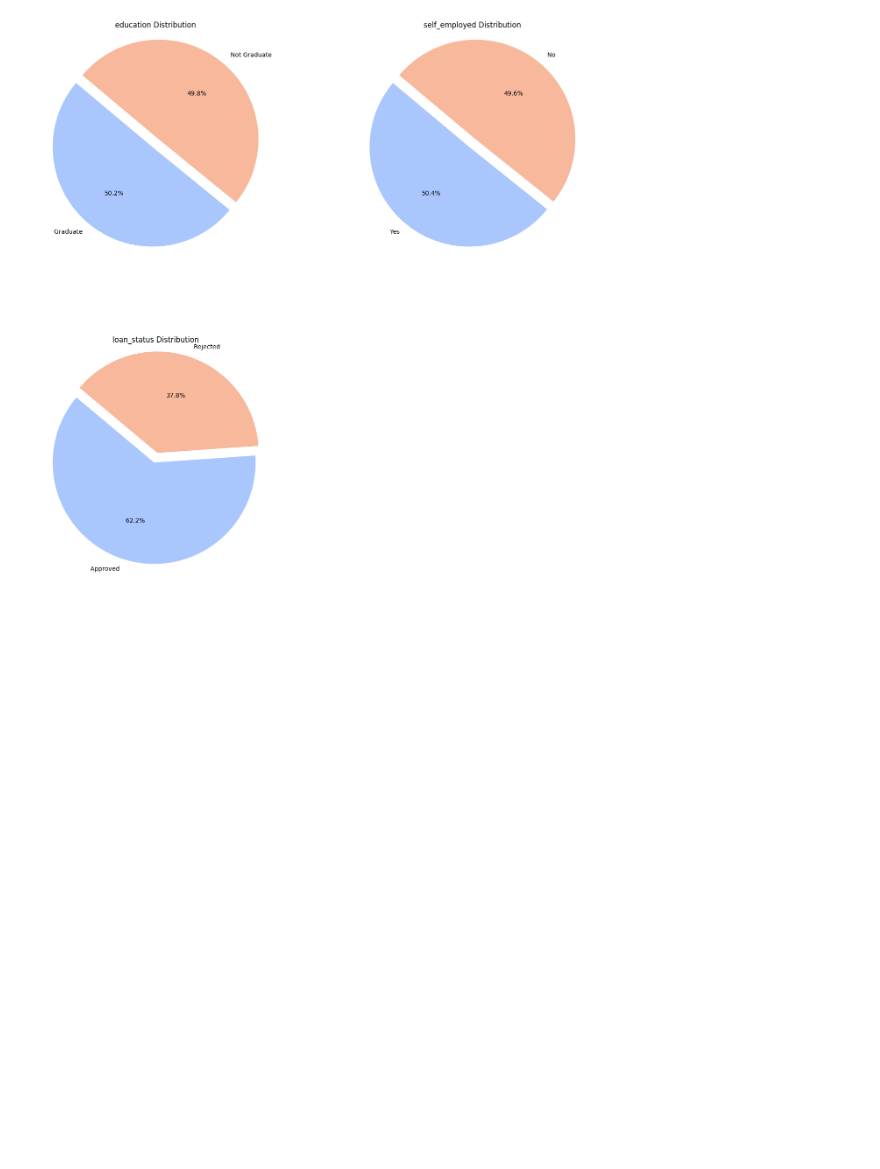
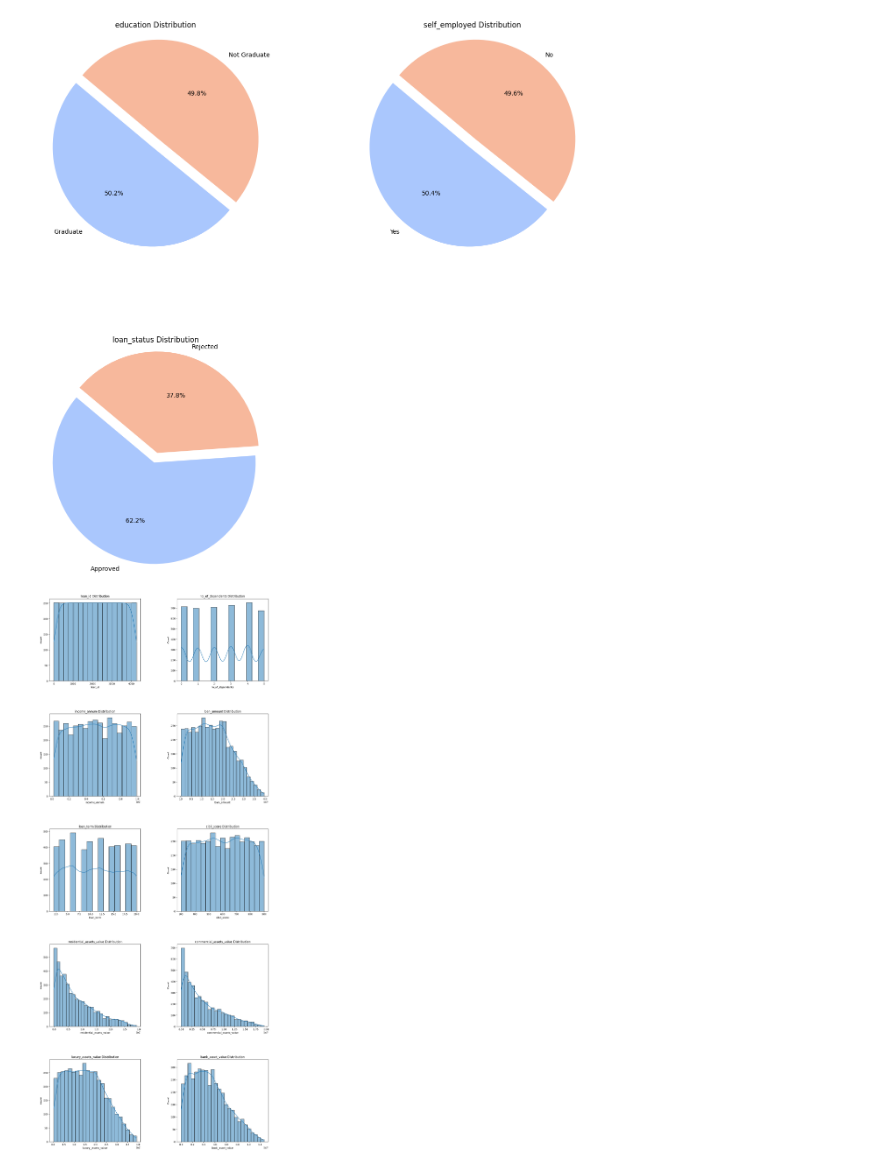
Before and after one commit to oguzhankir/ML_engineer_case, a Jupyter notebook: notebooks/data_analysis.ipynb, the cells around one changed output. Saved outputs shown, nothing was run; the diff lists cells and outputs as text; code cells hidden in the pictures; blank space fills up the shorter version.

```diff
--- a/notebooks/data_analysis.ipynb
+++ b/notebooks/data_analysis.ipynb
@@ -12,0 +74,5 @@ df.columns = [col.strip() for col in df.columns]
+# %%
+# Likewise, there are spaces in feature values
+print(df["education"].unique().tolist())
+for col in df.select_dtypes("object"):
+    df[col] = df[col].str.strip()
@@ -34,3 +120,37 @@ def plot_cat(df, columns):
 plot_cat(df, df.select_dtypes("object").columns.tolist())
 # %% [output]
 [figure]
+# %%
+def plot_num(df, columns):
+    """
+    Plots histograms for numeric columns in the DataFrame.
+
+    Args:
+    - df (DataFrame): The DataFrame containing the data.
+    - columns (list): A list of column names to plot.
+
+    Returns:
+    - None: Displays the plots.
+    """
+
+    num_cols = 2
+    num_rows = (len(columns) + 1) // num_cols
+
+    fig, axes = plt.subplots(num_rows, num_cols, figsize=(16, num_rows * 8))
+    fig.subplots_adjust(hspace=0.4, wspace=0.4)
+    axes = axes.flatten()
+
+    for idx, column in enumerate(columns):
+        sns.histplot(data=df, x=column, ax=axes[idx], kde=True)
+        axes[idx].set_title(f"{column} Distribution")
+        axes[idx].set_xlabel(column)
+
+    for j in range(idx + 1, len(axes)):
+        fig.delaxes(axes[j])
+
+    plt.show()
+
+
+plot_num(df, df.select_dtypes(["int", "float"]).columns.tolist())
+# %% [output]
+[figure, added]
```
Also changed, not shown: parts of 16 cells of this notebook, 20 other files.
